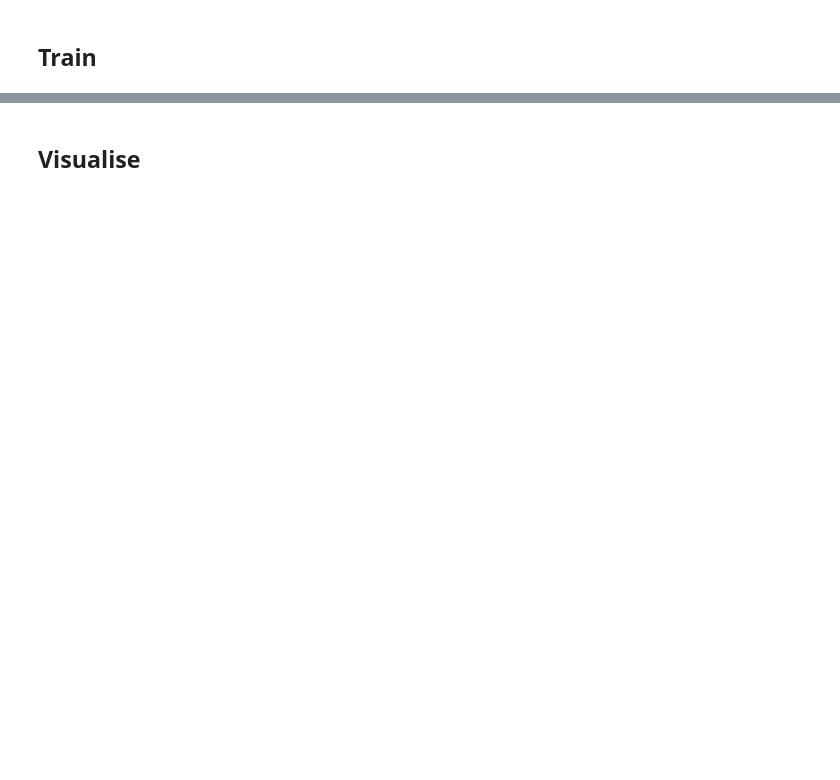
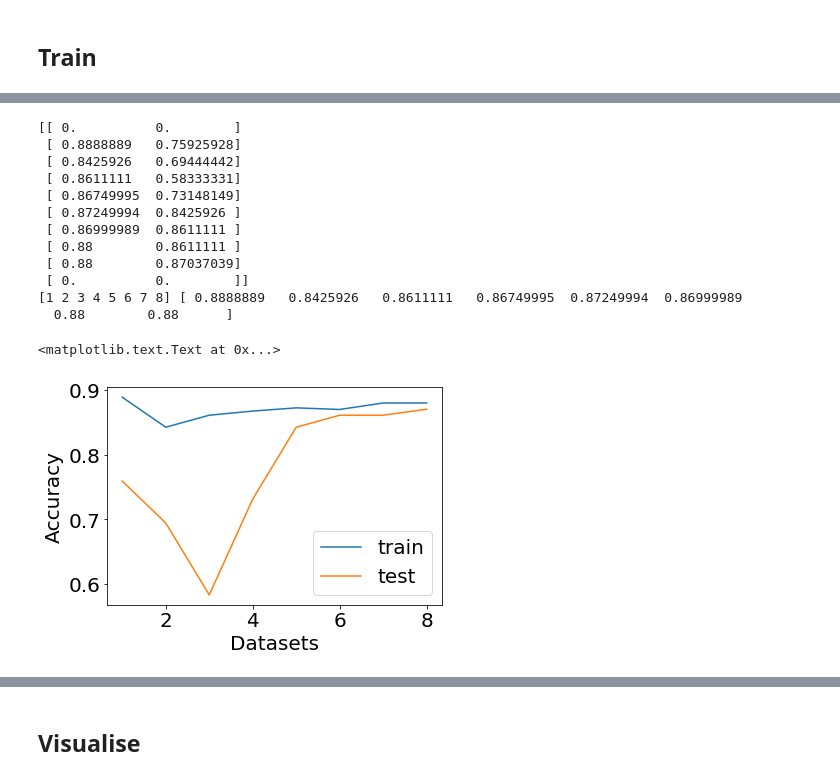
Before and after one commit to marksgraham/deep-qc, a Jupyter notebook: code/fit_cnn.ipynb, the cells around one changed output, grey strips where cells are left out. Drawn from its saved outputs; the diff is of its cells as text; code cells hidden in the pictures; blank space fills up the shorter version.

Commit message:
Did experiment with varying number of subjects

```diff
--- a/code/fit_cnn.ipynb
+++ b/code/fit_cnn.ipynb
@@ -329,0 +328,11 @@ KeyboardInterrupt:
+# %%
+#Look at number of train subjects vs test accuracy
+#X_data, y_data = fetch_data(os.path.join(root_dir,'data/sims'),9)
+#X_test = X_data[864:]
+#y_test = y_data[864:]
+acc = np.zeros((10,2))
+
+for i in range(1,9):
+    X_train = X_data[:108*i]
+    y_train = y_data[:108*i]
+    acc[i,0],acc[i,1] = train_model()
@@ -330,3 +357,28 @@ KeyboardInterrupt:
+# %%
+#print(acc_with_cropping)
+print(acc)
+x_vals = np.arange(1,9)
+print(x_vals,acc[1:9,0])
+plt.plot(x_vals,acc[1:9,0],label='train')
+plt.plot(x_vals,acc[1:9,1],label='test')
+plt.legend()
+plt.xlabel('Datasets')
+plt.ylabel('Accuracy')
+# %% [output]
+[[ 0.          0.        ]
+ [ 0.8888889   0.75925928]
+ [ 0.8425926   0.69444442]
+ [ 0.8611111   0.58333331]
+ [ 0.86749995  0.73148149]
+ [ 0.87249994  0.8425926 ]
+ [ 0.86999989  0.8611111 ]
+ [ 0.88        0.8611111 ]
+ [ 0.88        0.87037039]
+ [ 0.          0.        ]]
+[1 2 3 4 5 6 7 8] [ 0.8888889   0.8425926   0.8611111   0.86749995  0.87249994  0.86999989
+  0.88        0.88      ]
+<matplotlib.text.Text at 0x...>
+[figure, added]
 # %%
 #Loading back in
 #model_name = 'models/trained_20170829135247'
```
Also changed, not shown: parts of 12 cells of this notebook.
